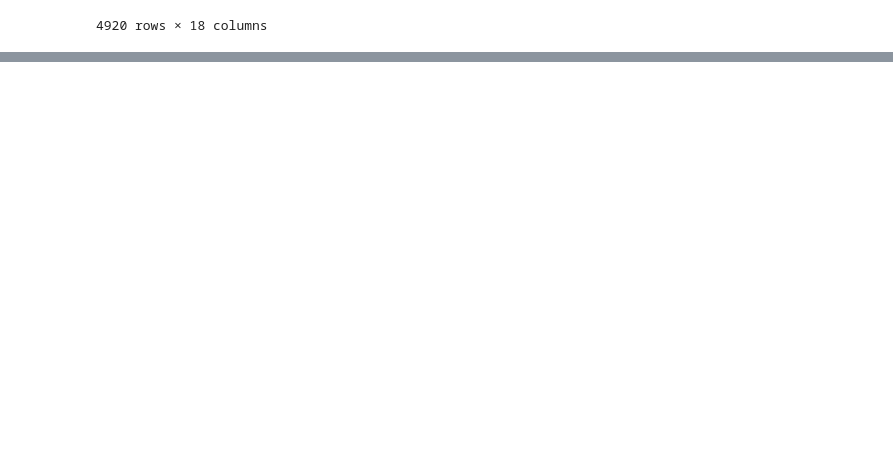
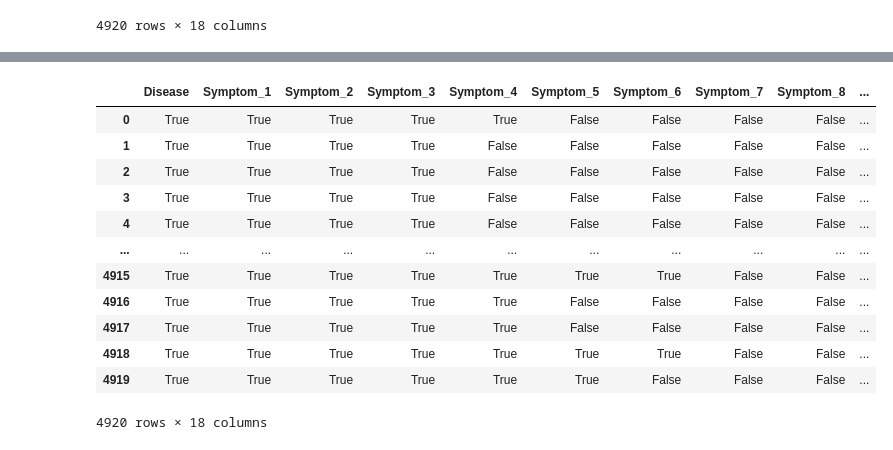
Before and after one commit to nastalique-tariq/symtoms-based-disease-prediction-and-doctor-recommender-engine, a Jupyter notebook: symptoms-based-disease-prediction.ipynb, the cells around one changed output, grey strips where cells are left out. Saved outputs shown, nothing was run; the diff lists cells and outputs as text; code cells hidden in the pictures; blank space fills up the shorter version.

```diff
--- a/symptoms-based-disease-prediction.ipynb
+++ b/symptoms-based-disease-prediction.ipynb
@@ -29 +205,18 @@ df
+# %%
+# Observing which values are null and which are not null [True means not null, False means null]
+df.notna()
+# %% [output]
+|  | Disease | Symptom_1 | Symptom_2 | Symptom_3 | Symptom_4 | Symptom_5 | Symptom_6 | Symptom_7 | Symptom_8 | ... |
+| 0 | True | True | True | True | True | False | False | False | False | ... |
+| 1 | True | True | True | True | False | False | False | False | False | ... |
+| 2 | True | True | True | True | False | False | False | False | False | ... |
+| 3 | True | True | True | True | False | False | False | False | False | ... |
+| 4 | True | True | True | True | False | False | False | False | False | ... |
+| ... | ... | ... | ... | ... | ... | ... | ... | ... | ... | ... |
+| 4915 | True | True | True | True | True | True | True | False | False | ... |
+| 4916 | True | True | True | True | True | False | False | False | False | ... |
+| 4917 | True | True | True | True | True | False | False | False | False | ... |
+| 4918 | True | True | True | True | True | True | True | False | False | ... |
+| 4919 | True | True | True | True | True | True | False | False | False | ... |
+4920 rows × 18 columns
 # %%
```
Also changed, not shown: parts of 19 cells of this notebook.
